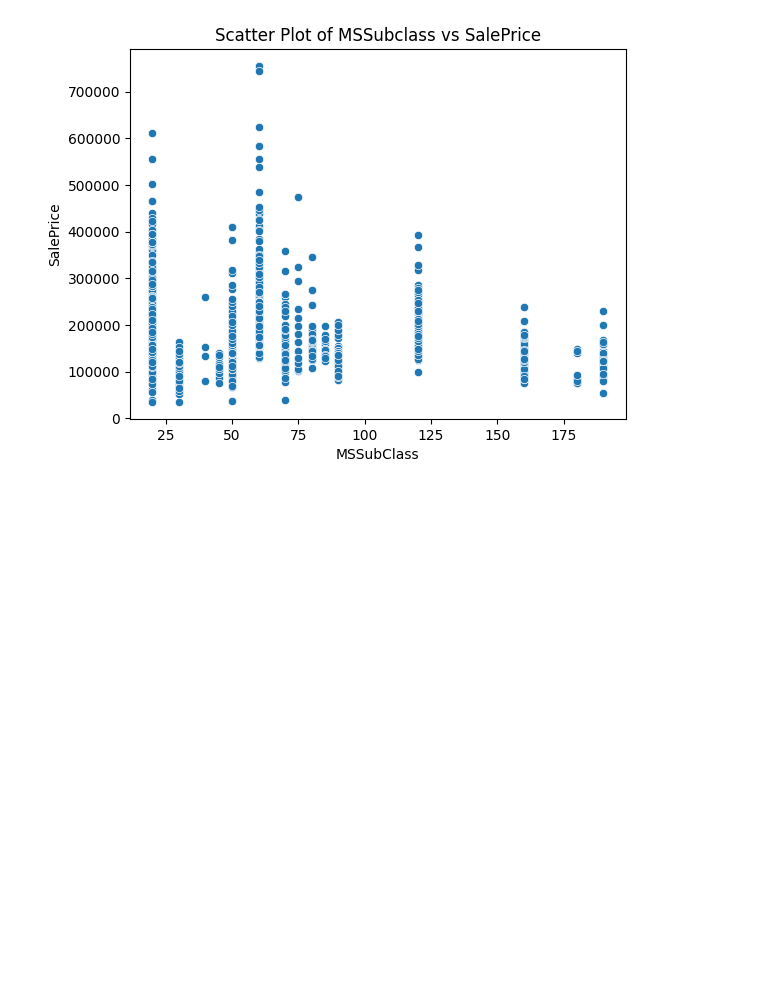
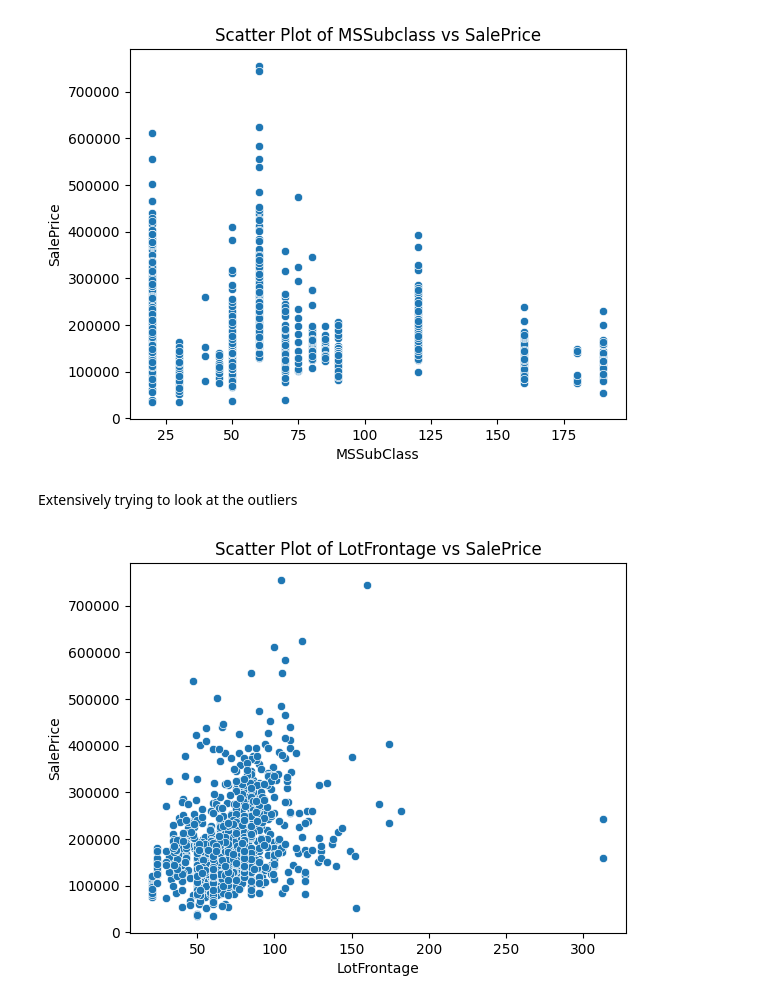
Before and after one commit to theakash07/Machine_learning, a Jupyter notebook: HousePricePrediction.ipynb, the cells around one changed output. Cells and saved outputs as stored; diff of their text form; code cells hidden in the pictures; blank space fills up the shorter version.

```diff
--- a/HousePricePrediction.ipynb
+++ b/HousePricePrediction.ipynb
@@ -133,3 +133,15 @@ plt.title('Scatter Plot of MSSubclass vs SalePrice')  # Set the title of the plo
 plt.show()  # Display the plot
 # %% [output]
 [figure]
+# %% [markdown]
+Extensively trying to look at the outliers
+# %%
+
+# Create a scatter plot using Seaborn for Lotfrontage against SalePrice
+sns.scatterplot(x='LotFrontage', y='SalePrice', data=train)
+plt.xlabel('LotFrontage')  # Set the x-axis label
+plt.ylabel('SalePrice')   # Set the y-axis label
+plt.title('Scatter Plot of LotFrontage vs SalePrice')  # Set the title of the plot
+plt.show()  # Display the plot
+# %% [output]
+[figure, added]
```
